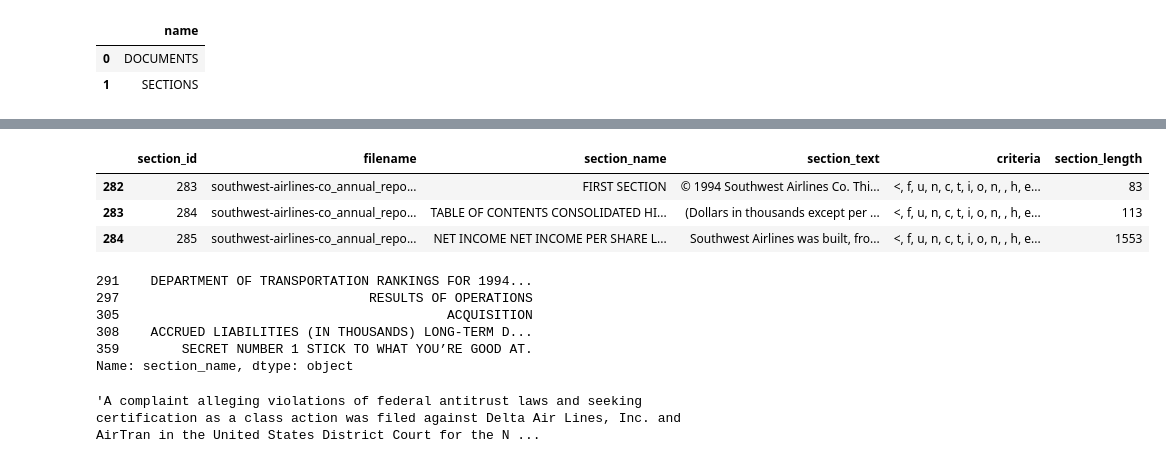
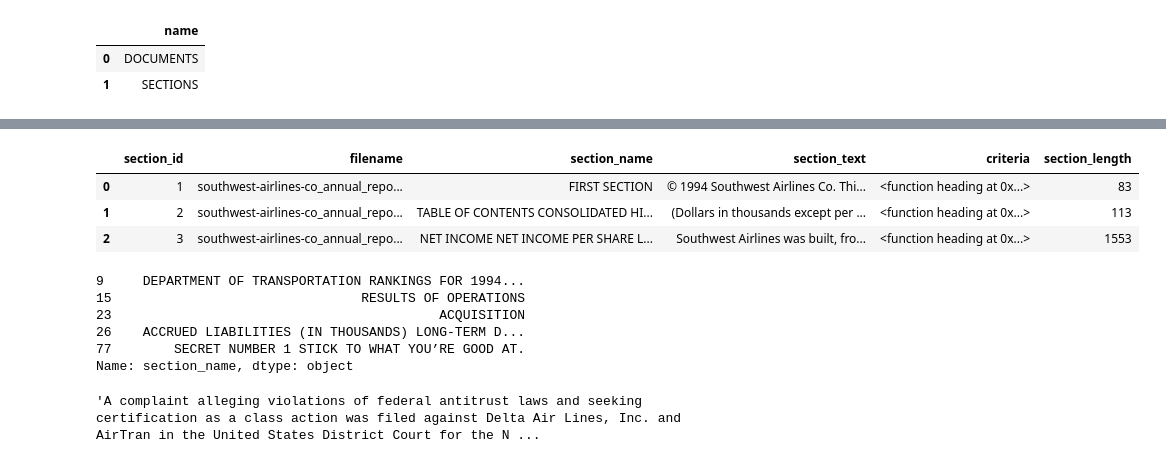
Before and after one commit to Alexjmsherman/nlp_practicum_original, a Jupyter notebook: lessons/lesson_6_text_preprocessing/text_preprocessing_solution.ipynb, the cells around one changed output, grey strips where cells are left out. Cells and saved outputs as stored; diff of their text form; code cells hidden in the pictures.

```diff
--- a/lessons/lesson_6_text_preprocessing/text_preprocessing_solution.ipynb
+++ b/lessons/lesson_6_text_preprocessing/text_preprocessing_solution.ipynb
@@ -47,21 +46,20 @@ doc_df.head(3)
 # %%
 # read the oracle 10k sections
 df = pd.read_sql("SELECT * FROM Sections ", con=engine)
-df = df[~df.filename.str.contains('1992')]
 df.head(3)
 # %% [output]
 |  | section_id | filename | section_name | section_text | criteria | section_length |
-| 282 | 283 | southwest-airlines-co_annual_repo... | FIRST SECTION | © 1994 Southwest Airlines Co. Thi... | <, f, u, n, c, t, i, o, n, , h, e... | 83 |
-| 283 | 284 | southwest-airlines-co_annual_repo... | TABLE OF CONTENTS CONSOLIDATED HI... | (Dollars in thousands except per ... | <, f, u, n, c, t, i, o, n, , h, e... | 113 |
-| 284 | 285 | southwest-airlines-co_annual_repo... | NET INCOME NET INCOME PER SHARE L... | Southwest Airlines was built, fro... | <, f, u, n, c, t, i, o, n, , h, e... | 1553 |
+| 0 | 1 | southwest-airlines-co_annual_repo... | FIRST SECTION | © 1994 Southwest Airlines Co. Thi... | <function heading at 0x...> | 83 |
+| 1 | 2 | southwest-airlines-co_annual_repo... | TABLE OF CONTENTS CONSOLIDATED HI... | (Dollars in thousands except per ... | <function heading at 0x...> | 113 |
+| 2 | 3 | southwest-airlines-co_annual_repo... | NET INCOME NET INCOME PER SHARE L... | Southwest Airlines was built, fro... | <function heading at 0x...> | 1553 |
 # %%
 df[df.section_text.str.contains('fee')].section_name.head()
 # %% [output]
-291    DEPARTMENT OF TRANSPORTATION RANKINGS FOR 1994...
-297                                RESULTS OF OPERATIONS
-305                                          ACQUISITION
-308    ACCRUED LIABILITIES (IN THOUSANDS) LONG-TERM D...
-359        SECRET NUMBER 1 STICK TO WHAT YOU’RE GOOD AT.
+9     DEPARTMENT OF TRANSPORTATION RANKINGS FOR 1994...
+15                                RESULTS OF OPERATIONS
+23                                          ACQUISITION
+26    ACCRUED LIABILITIES (IN THOUSANDS) LONG-TERM D...
+77        SECRET NUMBER 1 STICK TO WHAT YOU’RE GOOD AT.
 Name: section_name, dtype: object
 # %%
 # example text
```
Also changed, not shown: parts of 6 cells of this notebook, 5 other files.
